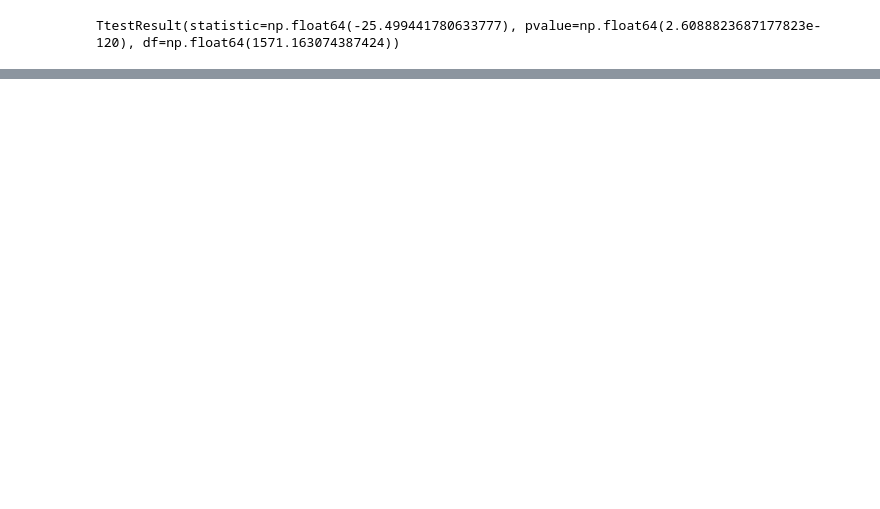
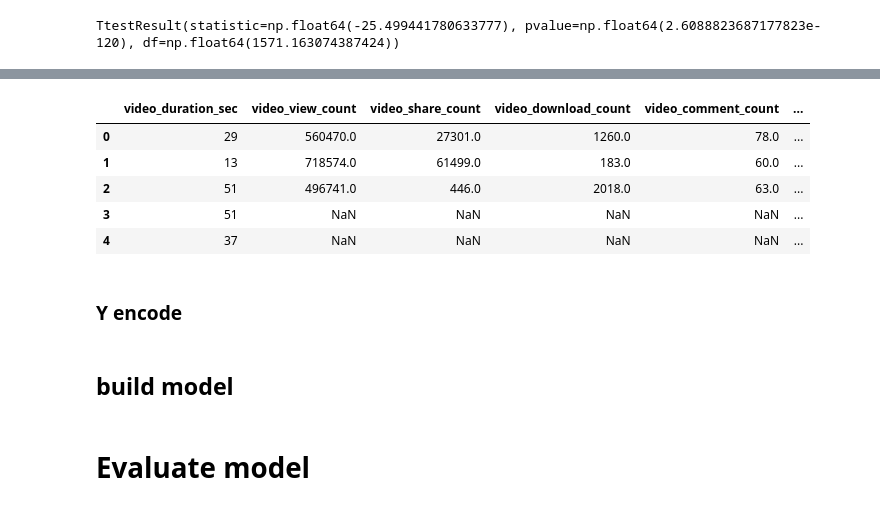
Before and after one commit to ideaguy3d/data-analytics, a Jupyter notebook: tiktok/opinion-or-claim-classification.ipynb, the cells around one changed output, grey strips where cells are left out. Drawn from its saved outputs; the diff is of its cells as text; code cells hidden in the pictures; blank space fills up the shorter version.

```diff
--- a/tiktok/opinion-or-claim-classification.ipynb
+++ b/tiktok/opinion-or-claim-classification.ipynb
@@ -124,0 +290,10 @@ TtestResult(statistic=np.float64(-25.499441780633777), pvalue=np.float64(2.60888
+# %%
+X = upsampled_df[[
+    "video_duration_sec",
+    "claim_status",
+    "author_ban_status",
+    "video_view_count",
+    "video_share_count",
+    "video_download_count",
+    "video_comment_count"
+]]
@@ -124,0 +302,4 @@ TtestResult(statistic=np.float64(-25.499441780633777), pvalue=np.float64(2.60888
+# %%
+X_train, X_test, y_train, y_test = train_test_split(X, y, test_size=0.25, random_state=42)
+
+X_train.shape, X_test.shape, y_train.shape, y_test.shape
@@ -124,0 +331,9 @@ TtestResult(statistic=np.float64(-25.499441780633777), pvalue=np.float64(2.60888
+# %%
+# select categorical columns, create OneHotEncoder instance, fit transform to categoricals
+X_train_to_encode = X_train[['author_ban_status', 'claim_status']]
+X_encoder = OneHotEncoder(drop='first', sparse_output=False)
+X_train_encoded_features = X_encoder.fit_transform(X_train_to_encode)
+# %%
+# make the encoded categoricals a dataframe
+encoded_df = pd.DataFrame(X_train_encoded_features, columns=X_encoder.get_feature_names_out())
+encoded_df.head()
@@ -124,0 +347,18 @@ TtestResult(statistic=np.float64(-25.499441780633777), pvalue=np.float64(2.60888
+# %%
+# join the encoded categoricals back to original X_train
+X_train_final = pd.concat([
+    X_train.drop(columns=['author_ban_status', 'claim_status']).reset_index(drop=True),
+    encoded_df],
+    axis=1
+)
+
+X_train_final.head()
+# %% [output]
+|  | video_duration_sec | video_view_count | video_share_count | video_download_count | video_comment_count | ... |
+| 0 | 29 | 560470.0 | 27301.0 | 1260.0 | 78.0 | ... |
+| 1 | 13 | 718574.0 | 61499.0 | 183.0 | 60.0 | ... |
+| 2 | 51 | 496741.0 | 446.0 | 2018.0 | 63.0 | ... |
+| 3 | 51 | NaN | NaN | NaN | NaN | ... |
+| 4 | 37 | NaN | NaN | NaN | NaN | ... |
+# %% [markdown]
+### Y encode
@@ -124,0 +367,4 @@ TtestResult(statistic=np.float64(-25.499441780633777), pvalue=np.float64(2.60888
+# %% [markdown]
+## build model
+# %% [markdown]
+# Evaluate model
```
Also changed, not shown: parts of 35 cells of this notebook.
